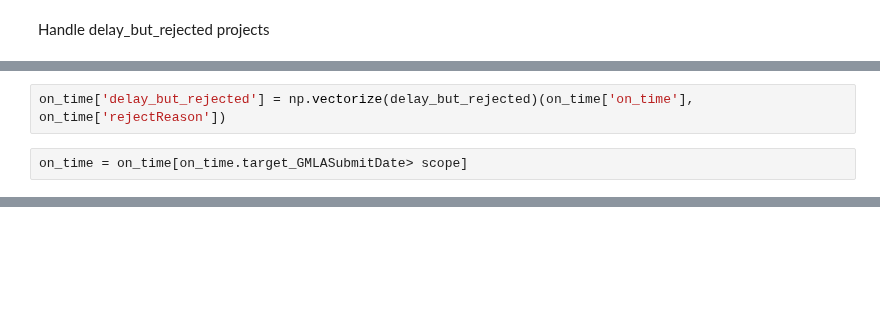
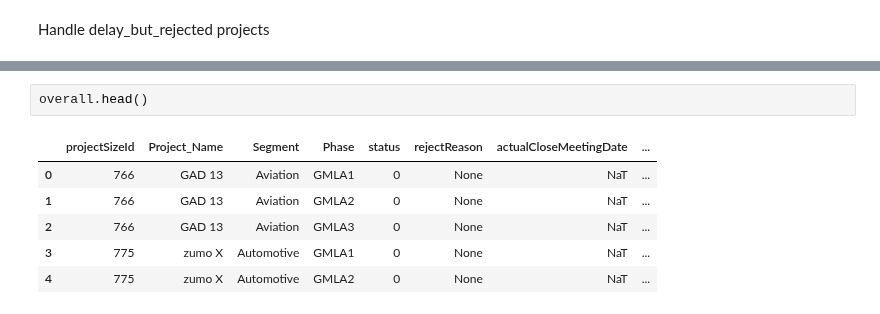
Before and after one commit to CPWRF/Projects, a Jupyter notebook: PRweb_GMLA_SQL/For Jessica/cklist_confrim.ipynb, the cells around one changed output, grey strips where cells are left out. Cells and saved outputs as stored; diff of their text form; blank space fills up the shorter version.

```diff
--- a/PRweb_GMLA_SQL/For Jessica/cklist_confrim.ipynb
+++ b/PRweb_GMLA_SQL/For Jessica/cklist_confrim.ipynb
@@ -198,4 +200,0 @@ def delay_but_rejected(on_time, rejectReason):
-# %%
-on_time['delay_but_rejected'] = np.vectorize(delay_but_rejected)(on_time['on_time'], on_time['rejectReason'])
-# %%
-on_time = on_time[on_time.target_GMLASubmitDate> scope]
@@ -275,0 +210,9 @@ plt.savefig(os.getcwd()+'\on_time_tread')
+# %%
+overall.head()
+# %% [output]
+|  | projectSizeId | Project_Name | Segment | Phase | status | rejectReason | actualCloseMeetingDate | ... |
+| 0 | 766 | GAD 13 | Aviation | GMLA1 | 0 | None | NaT | ... |
+| 1 | 766 | GAD 13 | Aviation | GMLA2 | 0 | None | NaT | ... |
+| 2 | 766 | GAD 13 | Aviation | GMLA3 | 0 | None | NaT | ... |
+| 3 | 775 | zumo X | Automotive | GMLA1 | 0 | None | NaT | ... |
+| 4 | 775 | zumo X | Automotive | GMLA2 | 0 | None | NaT | ... |
```
Also changed, not shown: parts of 86 cells of this notebook, 15 other files.
